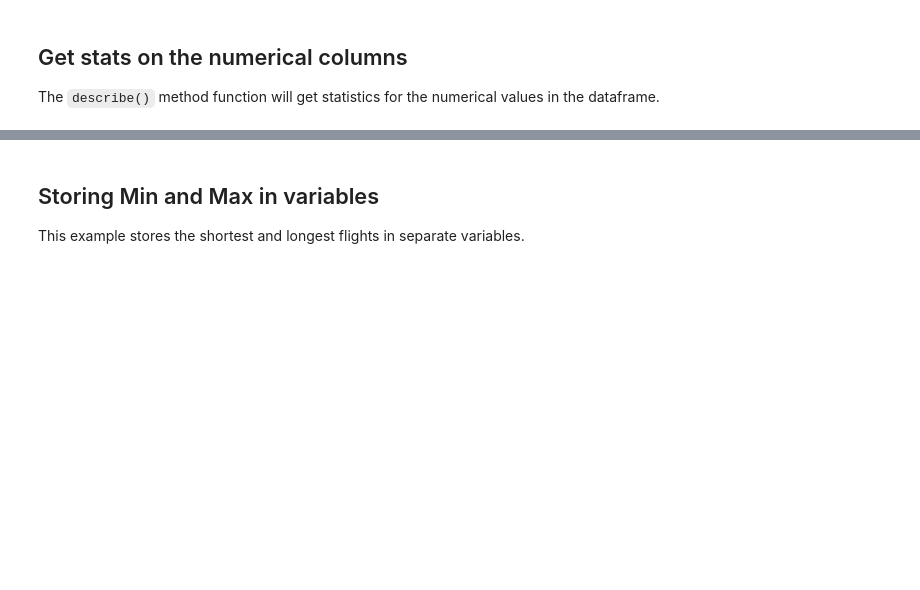
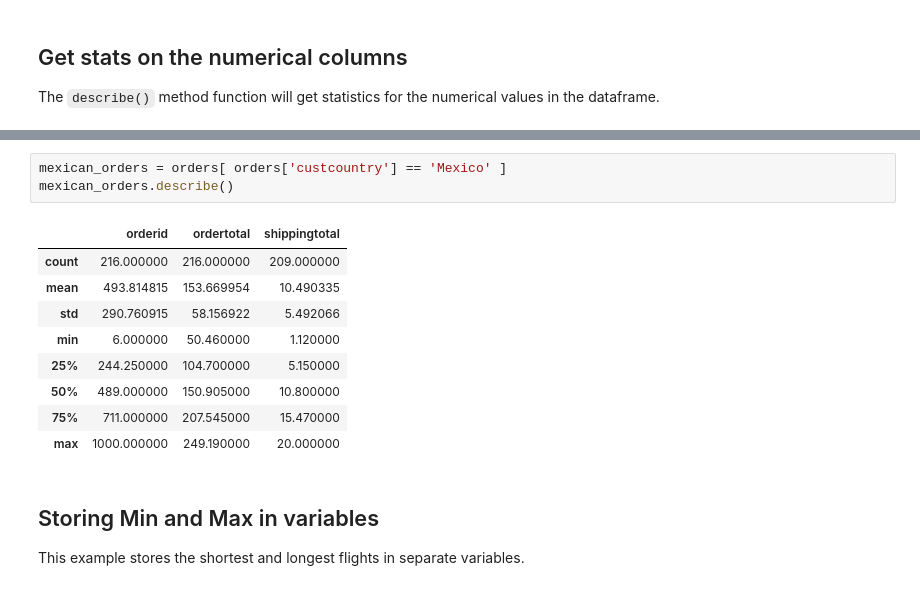
Before and after one commit to ist256/spring2026, a Jupyter notebook: lessons/10-Pandas-I/SmallGroup-PandasI.ipynb, the cells around one changed output, grey strips where cells are left out. Drawn from its saved outputs; the diff is of its cells as text; blank space fills up the shorter version.

```diff
--- a/lessons/10-Pandas-I/SmallGroup-PandasI.ipynb
+++ b/lessons/10-Pandas-I/SmallGroup-PandasI.ipynb
@@ -77,3 +166,16 @@ flights.describe()
+# %%
+mexican_orders = orders[ orders['custcountry'] == 'Mexico' ]
+mexican_orders.describe()
+# %% [output]
+|  | orderid | ordertotal | shippingtotal |
+| count | 216.000000 | 216.000000 | 209.000000 |
+| mean | 493.814815 | 153.669954 | 10.490335 |
+| std | 290.760915 | 58.156922 | 5.492066 |
+| min | 6.000000 | 50.460000 | 1.120000 |
+| 25% | 244.250000 | 104.700000 | 5.150000 |
+| 50% | 489.000000 | 150.905000 | 10.800000 |
+| 75% | 711.000000 | 207.545000 | 15.470000 |
+| max | 1000.000000 | 249.190000 | 20.000000 |
 # %% [markdown]
 ## Storing Min and Max in variables
 
```
Also changed, not shown: parts of 35 cells of this notebook.
